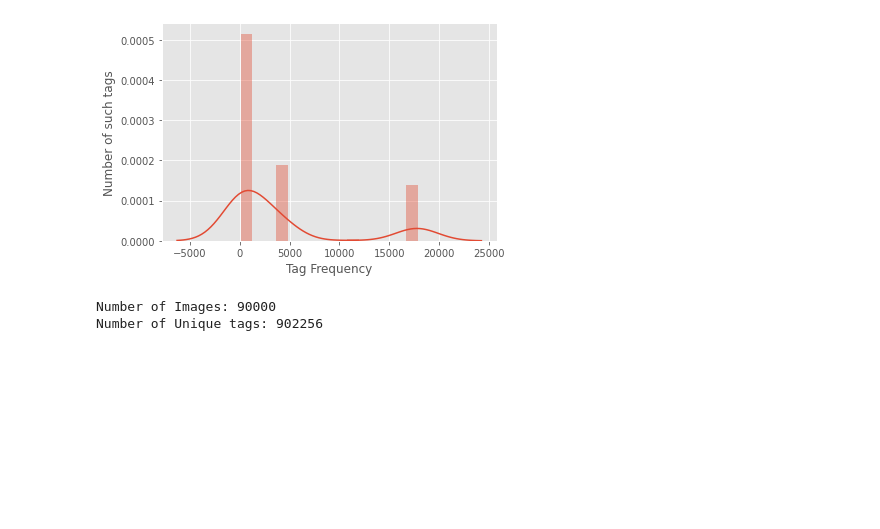
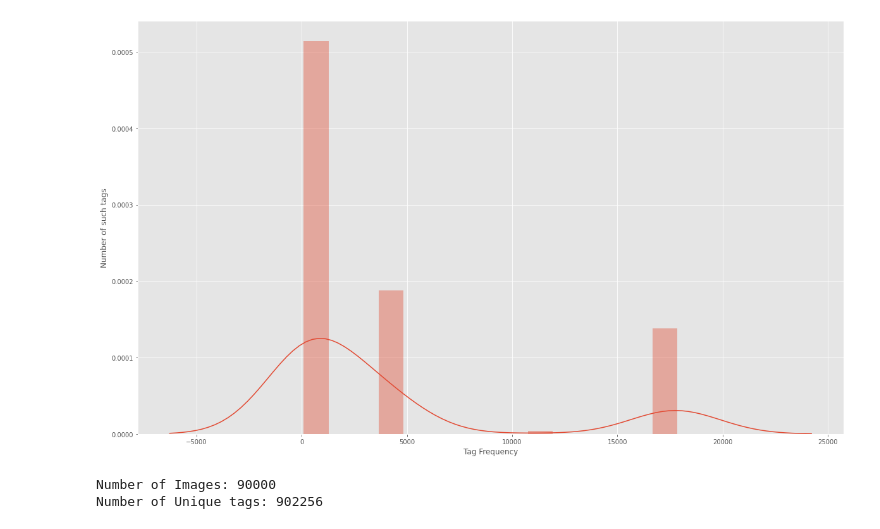
Before and after one commit to AnimeshSinha1309/hashcode-tutorial, a Jupyter notebook: eda_d.ipynb, the cells around one changed output. Drawn from its saved outputs; the diff is of its cells as text; code cells hidden in the pictures; blank space fills up the shorter version.

```diff
--- a/eda_d.ipynb
+++ b/eda_d.ipynb
@@ -17,16 +17,19 @@ alignments, tags = utils.read_input(file)
 # %%
 freq = collections.defaultdict(lambda: 0)
 
 for image_tags in tags:
     for tag in image_tags:
         freq[tag] += 1
 
-sns.distplot(list(freq.values()))
+l = list(freq.values())
+plt.figure(figsize=(20,12))
+sns.distplot(l)
+# sns.countplot(l)
 plt.xlabel('Tag Frequency')
 plt.ylabel('Number of such tags')
 plt.show()
 # %% [output]
-[figure, old version]
+[figure, new version]
 # %%
 print("Number of Images:", len(tags))
 print("Number of Unique tags:", sum(freq.values()))
```
Also changed, not shown: 3 other files.
